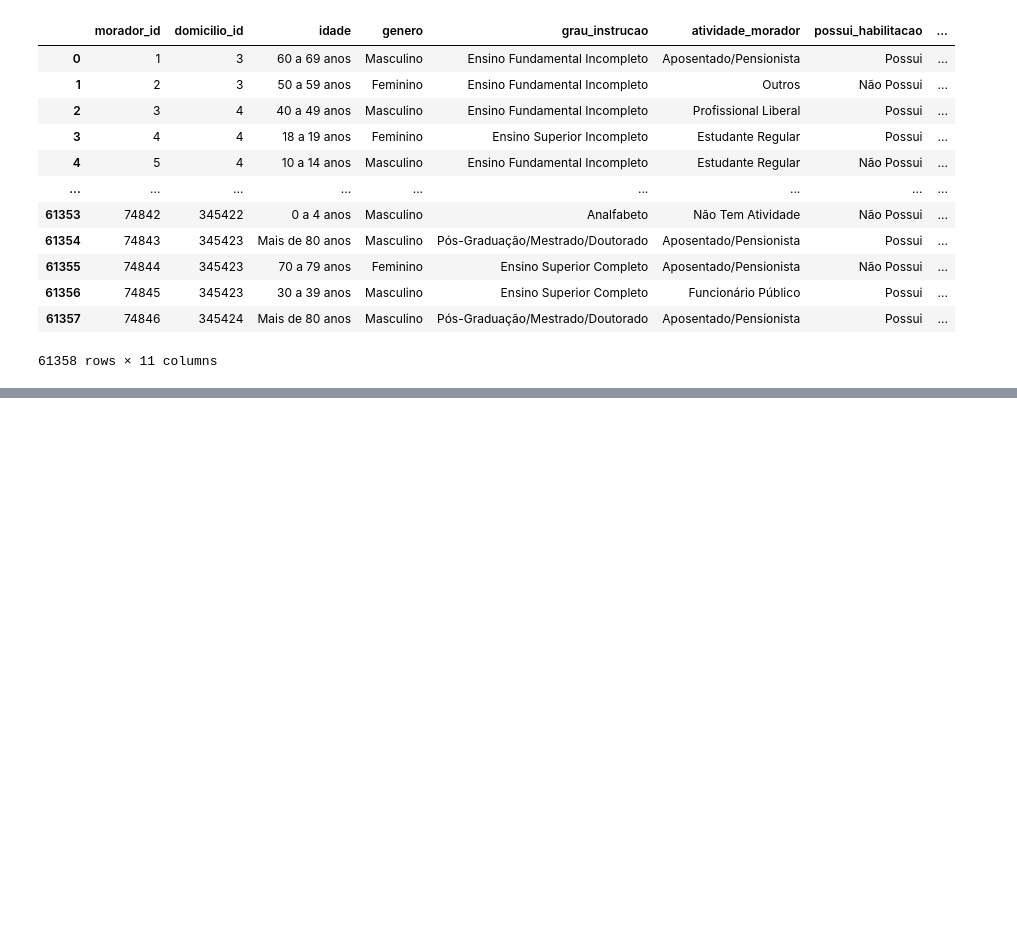
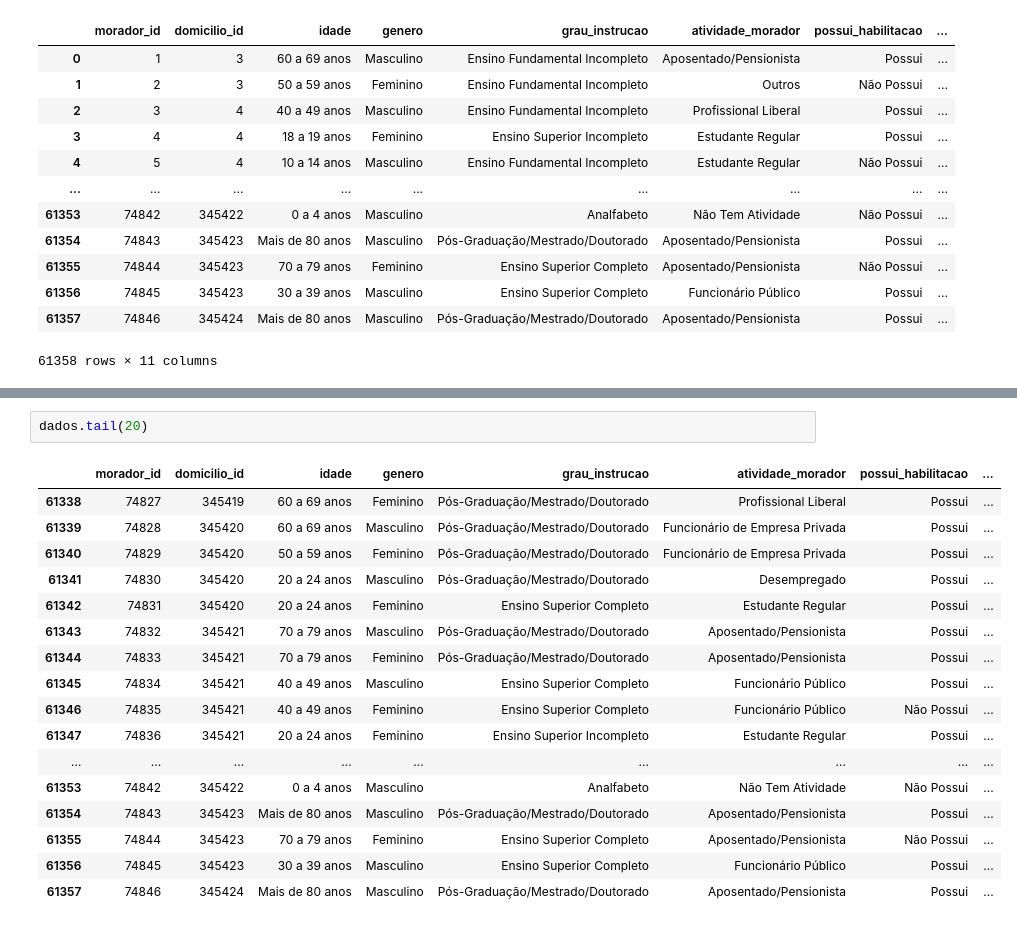
Before and after one commit to EuleteSouza/euletesouza-semanadatascience, a Jupyter notebook: exercicio1.ipynb, the cells around one changed output, grey strips where cells are left out. Cells and saved outputs as stored; diff of their text form; blank space fills up the shorter version.

```diff
--- a/exercicio1.ipynb
+++ b/exercicio1.ipynb
@@ -52,0 +66,20 @@ NameError: name 'dados' is not defined
+# %%
+dados.tail(20)
+# %% [output]
+|  | morador_id | domicilio_id | idade | genero | grau_instrucao | atividade_morador | possui_habilitacao | ... |
+| 61338 | 74827 | 345419 | 60 a 69 anos | Feminino | Pós-Graduação/Mestrado/Doutorado | Profissional Liberal | Possui | ... |
+| 61339 | 74828 | 345420 | 60 a 69 anos | Masculino | Pós-Graduação/Mestrado/Doutorado | Funcionário de Empresa Privada | Possui | ... |
+| 61340 | 74829 | 345420 | 50 a 59 anos | Feminino | Pós-Graduação/Mestrado/Doutorado | Funcionário de Empresa Privada | Possui | ... |
+| 61341 | 74830 | 345420 | 20 a 24 anos | Masculino | Pós-Graduação/Mestrado/Doutorado | Desempregado | Possui | ... |
+| 61342 | 74831 | 345420 | 20 a 24 anos | Feminino | Ensino Superior Completo | Estudante Regular | Possui | ... |
+| 61343 | 74832 | 345421 | 70 a 79 anos | Masculino | Pós-Graduação/Mestrado/Doutorado | Aposentado/Pensionista | Possui | ... |
+| 61344 | 74833 | 345421 | 70 a 79 anos | Feminino | Pós-Graduação/Mestrado/Doutorado | Aposentado/Pensionista | Possui | ... |
+| 61345 | 74834 | 345421 | 40 a 49 anos | Masculino | Ensino Superior Completo | Funcionário Público | Possui | ... |
+| 61346 | 74835 | 345421 | 40 a 49 anos | Feminino | Ensino Superior Completo | Funcionário Público | Não Possui | ... |
+| 61347 | 74836 | 345421 | 20 a 24 anos | Feminino | Ensino Superior Incompleto | Estudante Regular | Possui | ... |
+| ... | ... | ... | ... | ... | ... | ... | ... | ... |
+| 61353 | 74842 | 345422 | 0 a 4 anos | Masculino | Analfabeto | Não Tem Atividade | Não Possui | ... |
+| 61354 | 74843 | 345423 | Mais de 80 anos | Masculino | Pós-Graduação/Mestrado/Doutorado | Aposentado/Pensionista | Possui | ... |
+| 61355 | 74844 | 345423 | 70 a 79 anos | Feminino | Ensino Superior Completo | Aposentado/Pensionista | Não Possui | ... |
+| 61356 | 74845 | 345423 | 30 a 39 anos | Masculino | Ensino Superior Completo | Funcionário Público | Possui | ... |
+| 61357 | 74846 | 345424 | Mais de 80 anos | Masculino | Pós-Graduação/Mestrado/Doutorado | Aposentado/Pensionista | Possui | ... |
```
Also changed, not shown: parts of 4 cells of this notebook.
